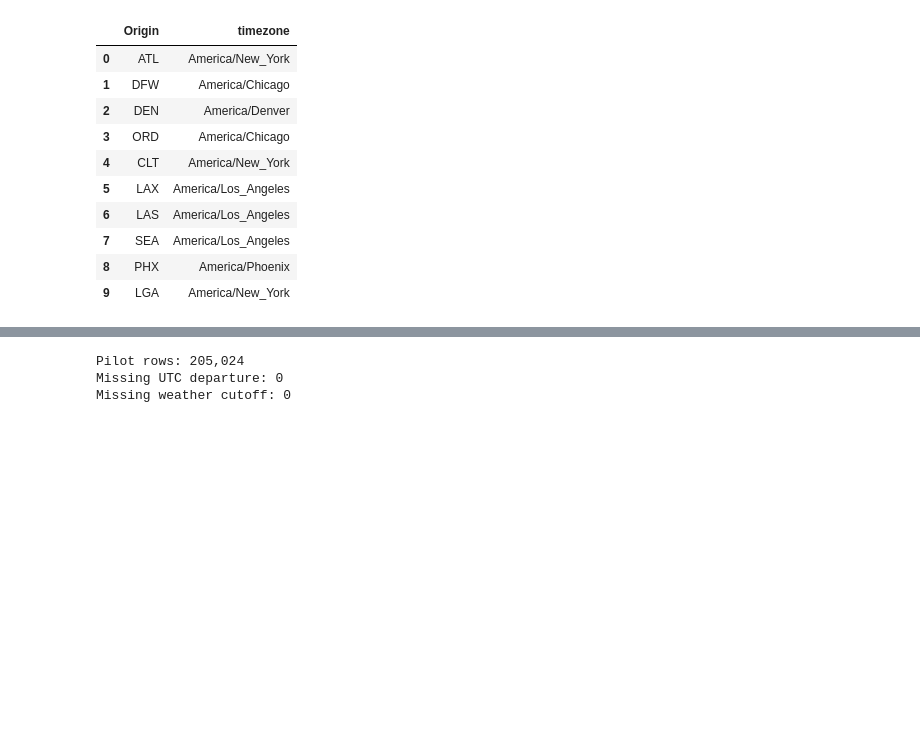
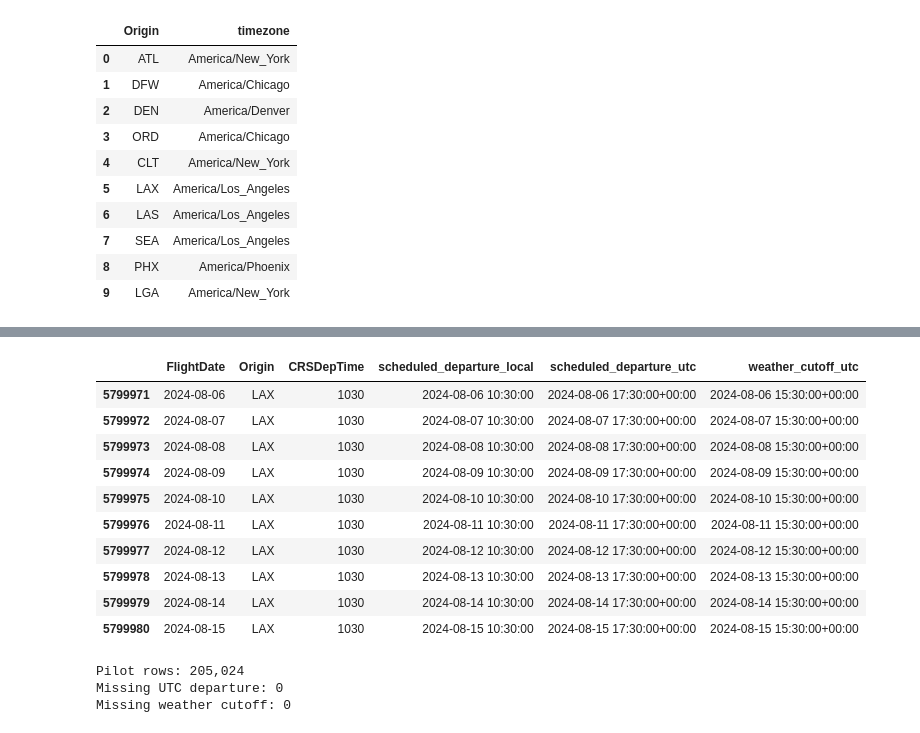
Before and after one commit to devlprkhan/flightdelay-intelligence, a Jupyter notebook: src/notebooks/flight_delay_predV1.3.ipynb, the cells around one changed output, grey strips where cells are left out. Drawn from its saved outputs; the diff is of its cells as text; code cells hidden in the pictures; blank space fills up the shorter version.

```diff
--- a/src/notebooks/flight_delay_predV1.3.ipynb
+++ b/src/notebooks/flight_delay_predV1.3.ipynb
@@ -808,50 +808,48 @@ display(pd.DataFrame([
 | 8 | PHX | America/Phoenix |
 | 9 | LGA | America/New_York |
 # %%
-# Convert scheduled local departure times to UTC, then apply T-2h cutoff
+import pandas as pd
 
-pilot_flights["scheduled_departure_local"] = pd.NaT
-pilot_flights["scheduled_departure_utc"] = pd.NaT
+# 1. Parse hours and minutes globally
+hhmm = pilot_flights["CRSDepTime"].astype(int)
+hours = hhmm // 100
+minutes = hhmm % 100
 
-for airport, timezone in airport_timezones.items():
-    mask = pilot_flights["Origin"].eq(airport)
-
-    hhmm = pilot_flights.loc[mask, "CRSDepTime"].astype(int)
-    hours = hhmm // 100
-    minutes = hhmm % 100
-
-    local_naive = (
-        pilot_flights.loc[mask, "FlightDate"].dt.normalize()
-        + pd.to_timedelta(hours, unit="h")
-        + pd.to_timedelta(minutes, unit="m")
-    )
-
-    local_aware = local_naive.dt.tz_localize(
-        timezone,
-        ambiguous="NaT",
-        nonexistent="NaT",
-    )
-
-    pilot_flights.loc[mask, "scheduled_departure_local"] = (
-        local_aware.astype("datetime64[ns, UTC]")
-    )
-    pilot_flights.loc[mask, "scheduled_departure_utc"] = (
-        local_aware.dt.tz_convert("UTC")
-    )
-
-pilot_flights["weather_cutoff_utc"] = (
-    pilot_flights["scheduled_departure_utc"]
-    - pd.Timedelta(hours=2)
+# 2. Build a clean, naive local datetime series
+pilot_flights["scheduled_departure_local"] = (
+    pilot_flights["FlightDate"].dt.normalize()
+    + pd.to_timedelta(hours, unit="h")
+    + pd.to_timedelta(minutes, unit="m")
 )
 
+# 3. Vectorized Magic: Map timezones to rows and group-localize to UTC
+# This computes everything safely without touching the main DataFrame until it's ready
+pilot_flights["scheduled_departure_utc"] = (
+    pilot_flights.groupby(pilot_flights["Origin"].map(airport_timezones), group_keys=False)
+    ["scheduled_departure_local"]
+    .apply(lambda x: x.dt.tz_localize(x.name, ambiguous="NaT", nonexistent="NaT").dt.tz_convert("UTC"))
+)
+
+# 4. Calculate the T-2h weather cutoff
+pilot_flights["weather_cutoff_utc"] = (
+    pilot_flights["scheduled_departure_utc"] - pd.Timedelta(hours=2)
+)
+
+# --- Diagnostics & Display ---
 print("Rows:", len(pilot_flights))
 print("Missing UTC departure:", pilot_flights["scheduled_departure_utc"].isna().sum())
 print("Missing weather cutoff:", pilot_flights["weather_cutoff_utc"].isna().sum())
 
 display(
     pilot_flights[
-        ["FlightDate", "Origin", "CRSDepTime",
-         "scheduled_departure_utc", "weather_cutoff_utc"]
+        [
+            "FlightDate",
+            "Origin",
+            "CRSDepTime",
+            "scheduled_departure_local",
+            "scheduled_departure_utc",
+            "weather_cutoff_utc",
+        ]
     ].head(10)
 )
 # %% [output]
@@ -862,3 +859,14 @@ TypeError: Invalid value '<DatetimeArray>
+|  | FlightDate | Origin | CRSDepTime | scheduled_departure_local | scheduled_departure_utc | weather_cutoff_utc |
+| 5799971 | 2024-08-06 | LAX | 1030 | 2024-08-06 10:30:00 | 2024-08-06 17:30:00+00:00 | 2024-08-06 15:30:00+00:00 |
+| 5799972 | 2024-08-07 | LAX | 1030 | 2024-08-07 10:30:00 | 2024-08-07 17:30:00+00:00 | 2024-08-07 15:30:00+00:00 |
+| 5799973 | 2024-08-08 | LAX | 1030 | 2024-08-08 10:30:00 | 2024-08-08 17:30:00+00:00 | 2024-08-08 15:30:00+00:00 |
+| 5799974 | 2024-08-09 | LAX | 1030 | 2024-08-09 10:30:00 | 2024-08-09 17:30:00+00:00 | 2024-08-09 15:30:00+00:00 |
+| 5799975 | 2024-08-10 | LAX | 1030 | 2024-08-10 10:30:00 | 2024-08-10 17:30:00+00:00 | 2024-08-10 15:30:00+00:00 |
+| 5799976 | 2024-08-11 | LAX | 1030 | 2024-08-11 10:30:00 | 2024-08-11 17:30:00+00:00 | 2024-08-11 15:30:00+00:00 |
+| 5799977 | 2024-08-12 | LAX | 1030 | 2024-08-12 10:30:00 | 2024-08-12 17:30:00+00:00 | 2024-08-12 15:30:00+00:00 |
+| 5799978 | 2024-08-13 | LAX | 1030 | 2024-08-13 10:30:00 | 2024-08-13 17:30:00+00:00 | 2024-08-13 15:30:00+00:00 |
+| 5799979 | 2024-08-14 | LAX | 1030 | 2024-08-14 10:30:00 | 2024-08-14 17:30:00+00:00 | 2024-08-14 15:30:00+00:00 |
+| 5799980 | 2024-08-15 | LAX | 1030 | 2024-08-15 10:30:00 | 2024-08-15 17:30:00+00:00 | 2024-08-15 15:30:00+00:00 |
 # %%
 # Build scheduled departure timestamps and T-2h weather cutoffs in UTC
 
```
Also changed, not shown: parts of 19 cells of this notebook.
